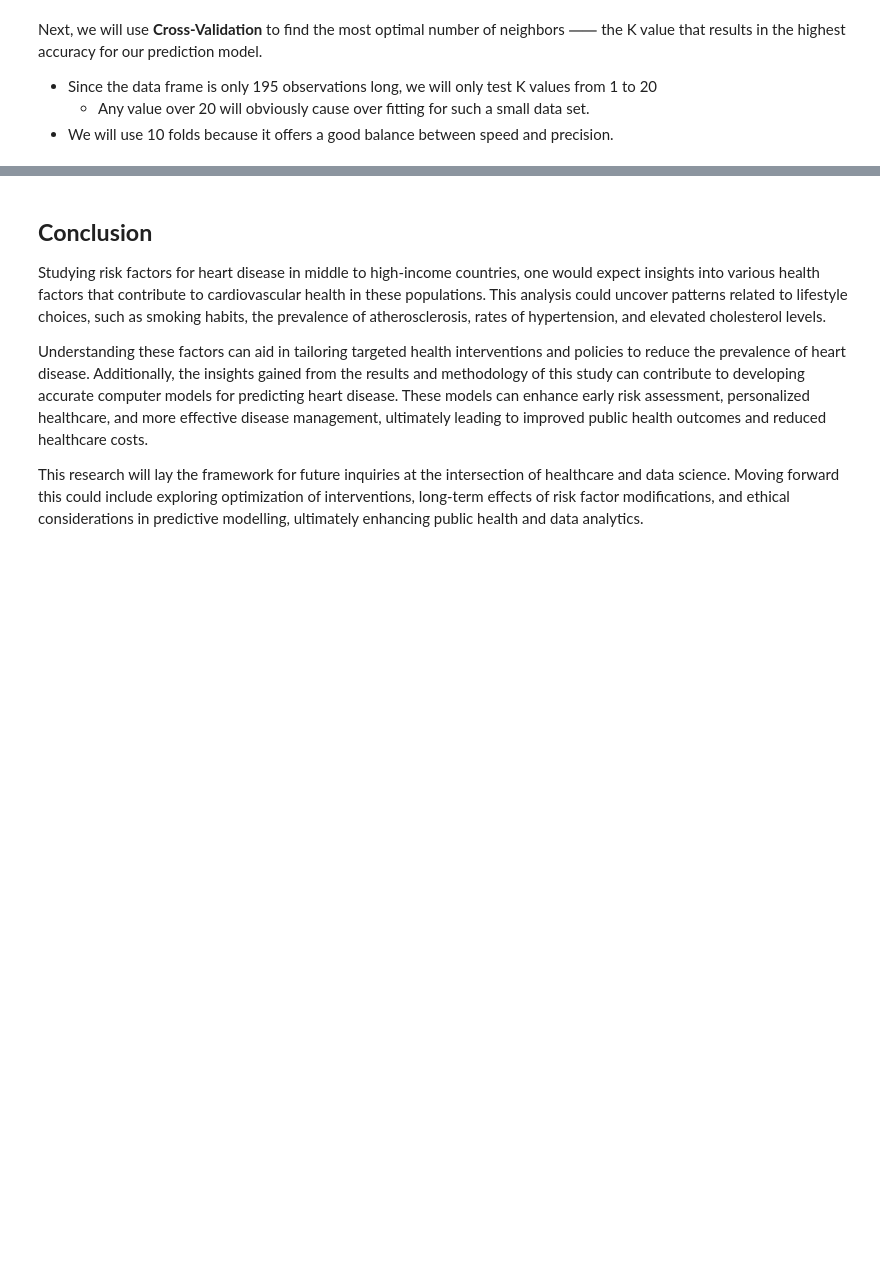
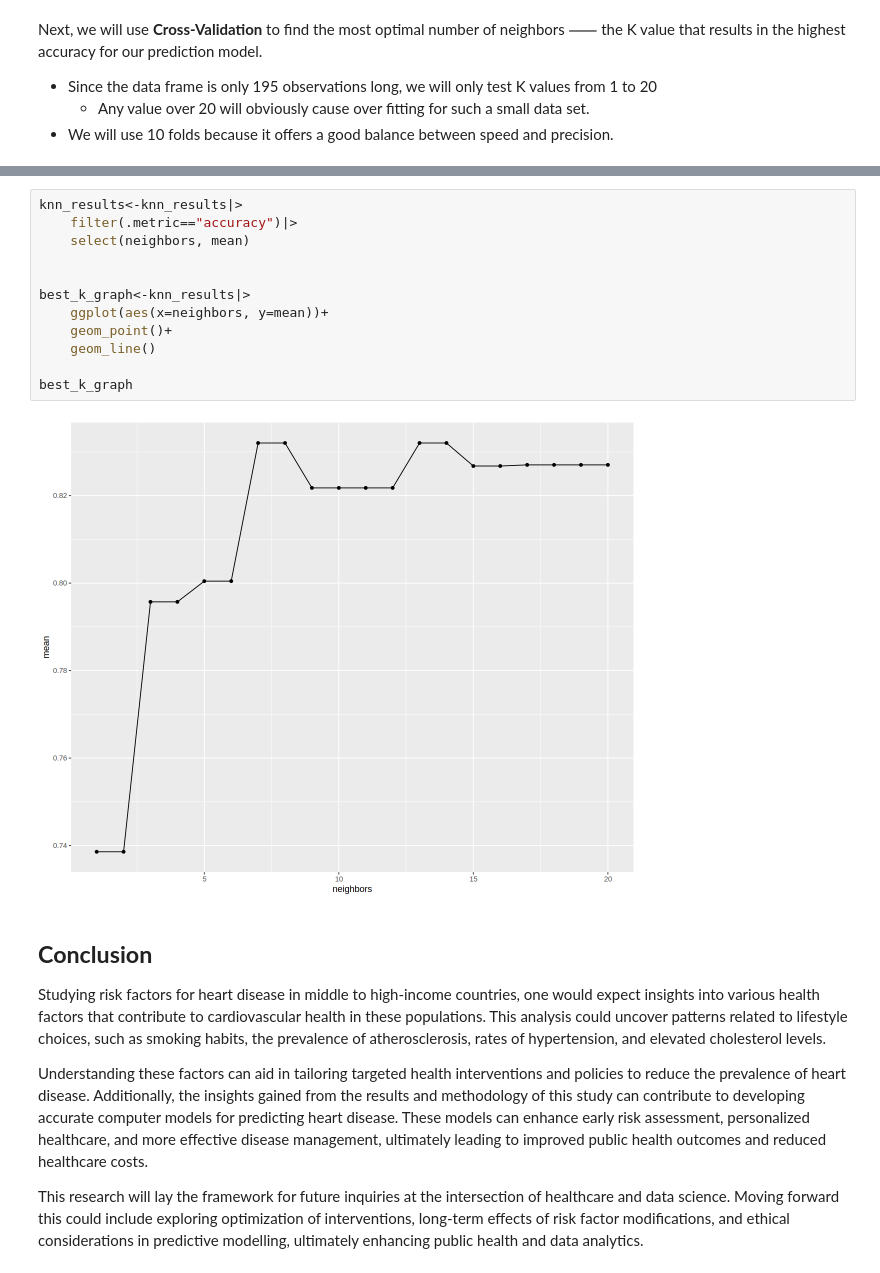
Before and after one commit to MaxVinichenko/DSCI_100_Final_Project, a Jupyter notebook: data.ipynb, the cells around one changed output, grey strips where cells are left out. Cells and saved outputs as stored; diff of their text form; blank space fills up the shorter version.

Commit message:
Added K vs Accuracy graph

```diff
--- a/data.ipynb
+++ b/data.ipynb
@@ -443,3 +449,17 @@ Now, we will graph K vs accuracy to decide what K value to use.
+# %%
+knn_results<-knn_results|>
+    filter(.metric=="accuracy")|>
+    select(neighbors, mean)
+
+
+best_k_graph<-knn_results|>
+    ggplot(aes(x=neighbors, y=mean))+
+    geom_point()+
+    geom_line()
+
+best_k_graph
+# %% [output]
+[figure, added]
 # %% [markdown]
 ## **Conclusion**
 Studying risk factors for heart disease in middle to high-income countries, one would expect insights into various health factors that contribute to cardiovascular health in these populations. This analysis could uncover patterns related to lifestyle choices, such as smoking habits, the prevalence of atherosclerosis, rates of hypertension, and elevated cholesterol levels.
```
Also changed, not shown: parts of 2 cells of this notebook.
